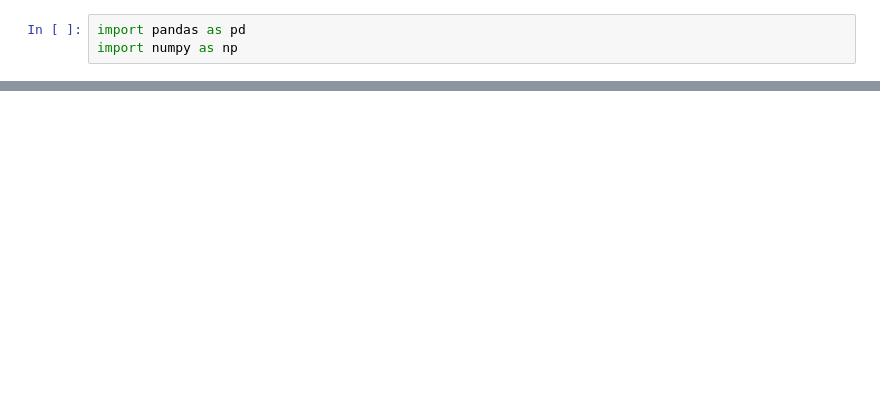
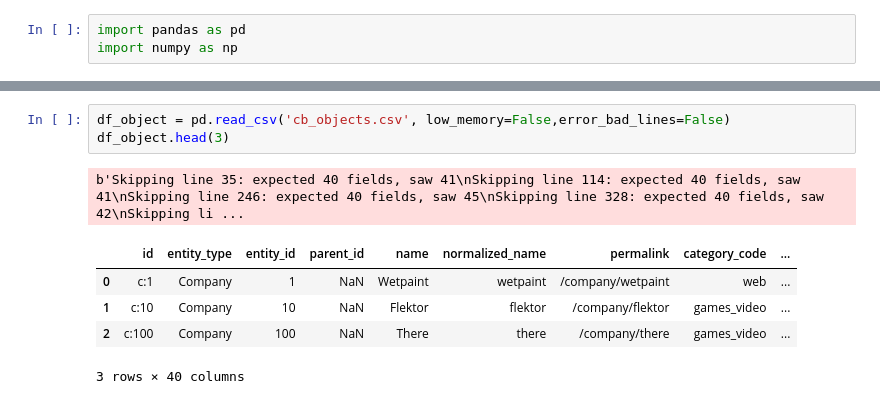
Before and after one commit to oanaale95/TL-Seeder, a Jupyter notebook: DataScienceML.ipynb, the cells around one changed output, grey strips where cells are left out. Drawn from its saved outputs; the diff is of its cells as text; blank space fills up the shorter version.

```diff
--- a/DataScienceML.ipynb
+++ b/DataScienceML.ipynb
@@ -56,0 +89,10 @@ C:\Users\asabau\Anaconda3\lib\site-packages\IPython\core\interactiveshell.py:269
+# %%
+df_object = pd.read_csv('cb_objects.csv', low_memory=False,error_bad_lines=False)
+df_object.head(3)
+# %% [output]
+b'Skipping line 35: expected 40 fields, saw 41\nSkipping line 114: expected 40 fields, saw 41\nSkipping line 246: expected 40 fields, saw 45\nSkipping line 328: expected 40 fields, saw 42\nSkipping li ...
+|  | id | entity_type | entity_id | parent_id | name | normalized_name | permalink | category_code | ... |
+| 0 | c:1 | Company | 1 | NaN | Wetpaint | wetpaint | /company/wetpaint | web | ... |
+| 1 | c:10 | Company | 10 | NaN | Flektor | flektor | /company/flektor | games_video | ... |
+| 2 | c:100 | Company | 100 | NaN | There | there | /company/there | games_video | ... |
+3 rows × 40 columns
```
Also changed, not shown: parts of 31 cells of this notebook.
